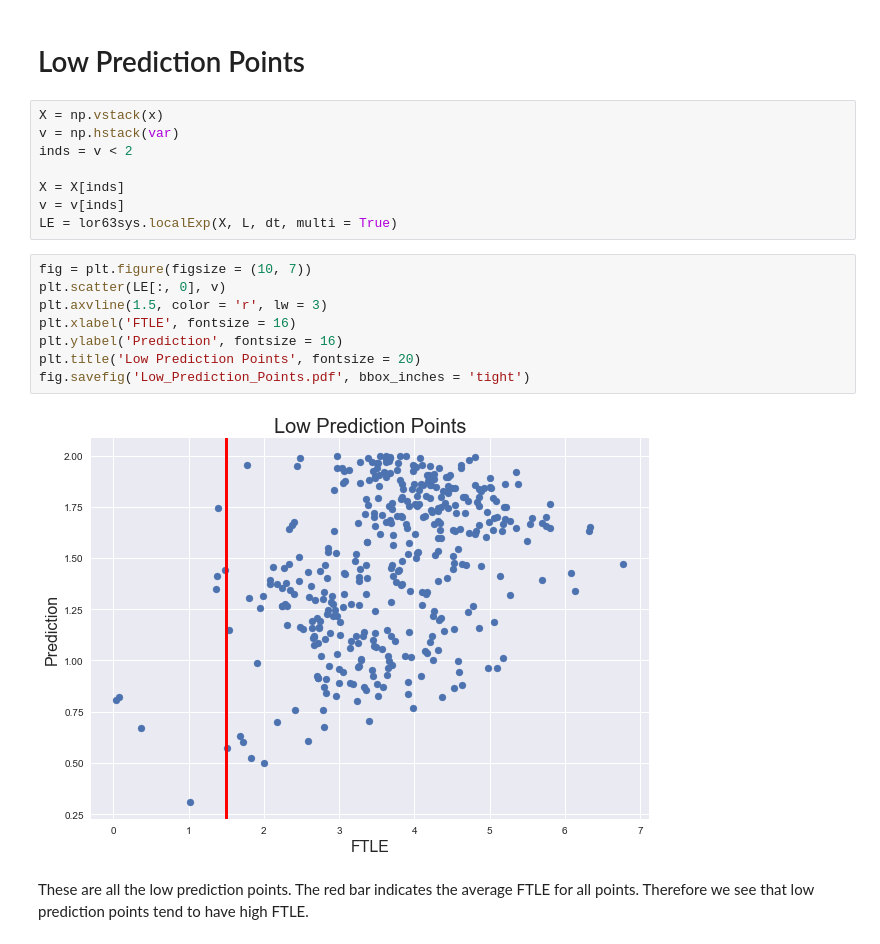
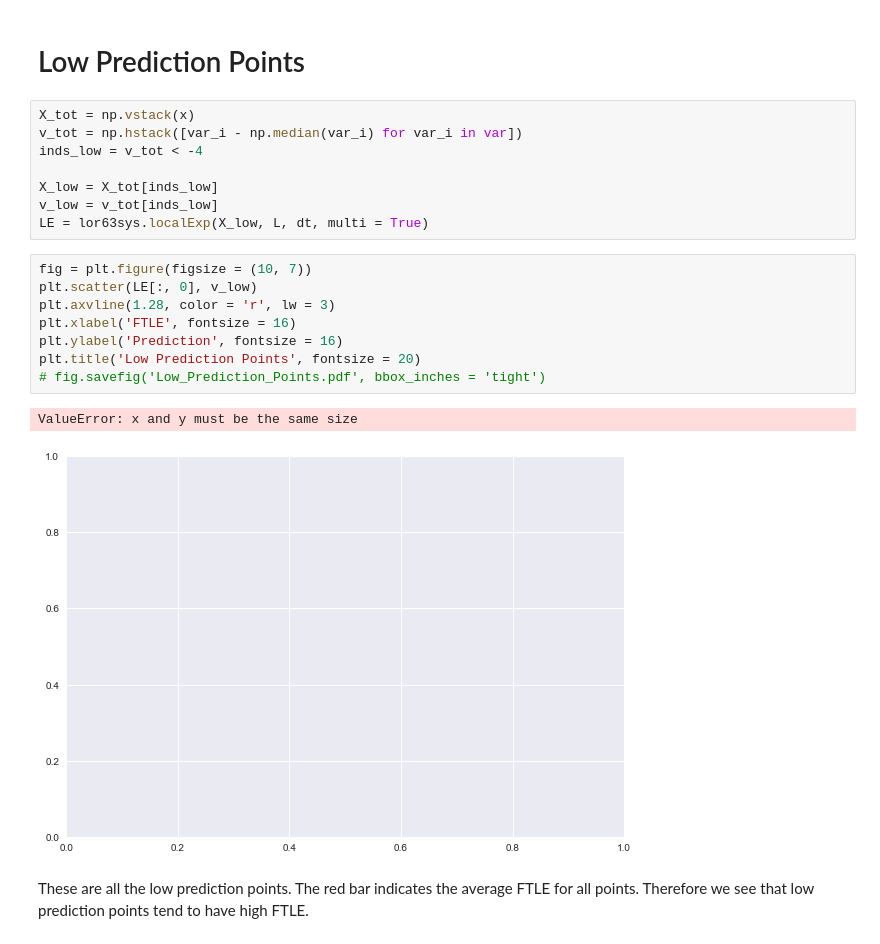
Before and after one commit to japlatt/reservoir, a Jupyter notebook: examples/Example_pred_var.ipynb, the cells around one changed output. Saved outputs shown, nothing was run; the diff lists cells and outputs as text.

```diff
--- a/examples/Example_pred_var.ipynb
+++ b/examples/Example_pred_var.ipynb
@@ -161,22 +234,23 @@ We see that the pvalue is significantly lower than 0.01 thus we can reject the n
 # %% [markdown]
 # Low Prediction Points
 # %%
-X = np.vstack(x)
-v = np.hstack(var)
-inds = v < 2
+X_tot = np.vstack(x)
+v_tot = np.hstack([var_i - np.median(var_i) for var_i in var])
+inds_low = v_tot < -4
 
-X = X[inds]
-v = v[inds]
-LE = lor63sys.localExp(X, L, dt, multi = True)
+X_low = X_tot[inds_low]
+v_low = v_tot[inds_low]
+LE = lor63sys.localExp(X_low, L, dt, multi = True)
 # %%
 fig = plt.figure(figsize = (10, 7))
-plt.scatter(LE[:, 0], v)
-plt.axvline(1.5, color = 'r', lw = 3)
+plt.scatter(LE[:, 0], v_low)
+plt.axvline(1.28, color = 'r', lw = 3)
 plt.xlabel('FTLE', fontsize = 16)
 plt.ylabel('Prediction', fontsize = 16)
 plt.title('Low Prediction Points', fontsize = 20)
-fig.savefig('Low_Prediction_Points.pdf', bbox_inches = 'tight')
+# fig.savefig('Low_Prediction_Points.pdf', bbox_inches = 'tight')
 # %% [output]
+ValueError: x and y must be the same size
-[figure, old version]
+[figure, new version]
 # %% [markdown]
 These are all the low prediction points. The red bar indicates the average FTLE for all points.  Therefore we see that low prediction points tend to have high FTLE.
```
Also changed, not shown: parts of 16 cells of this notebook, 2 other files.
